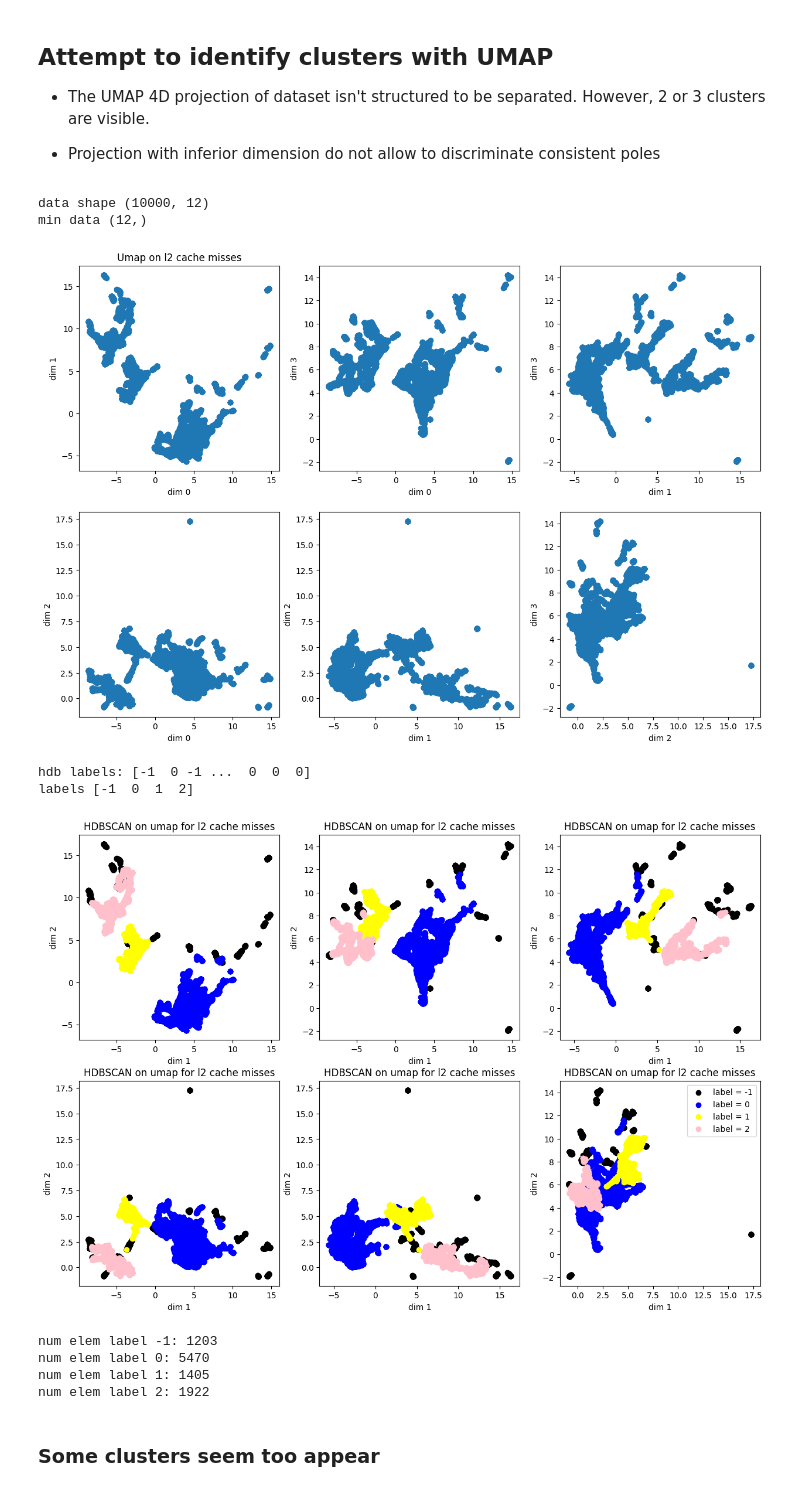
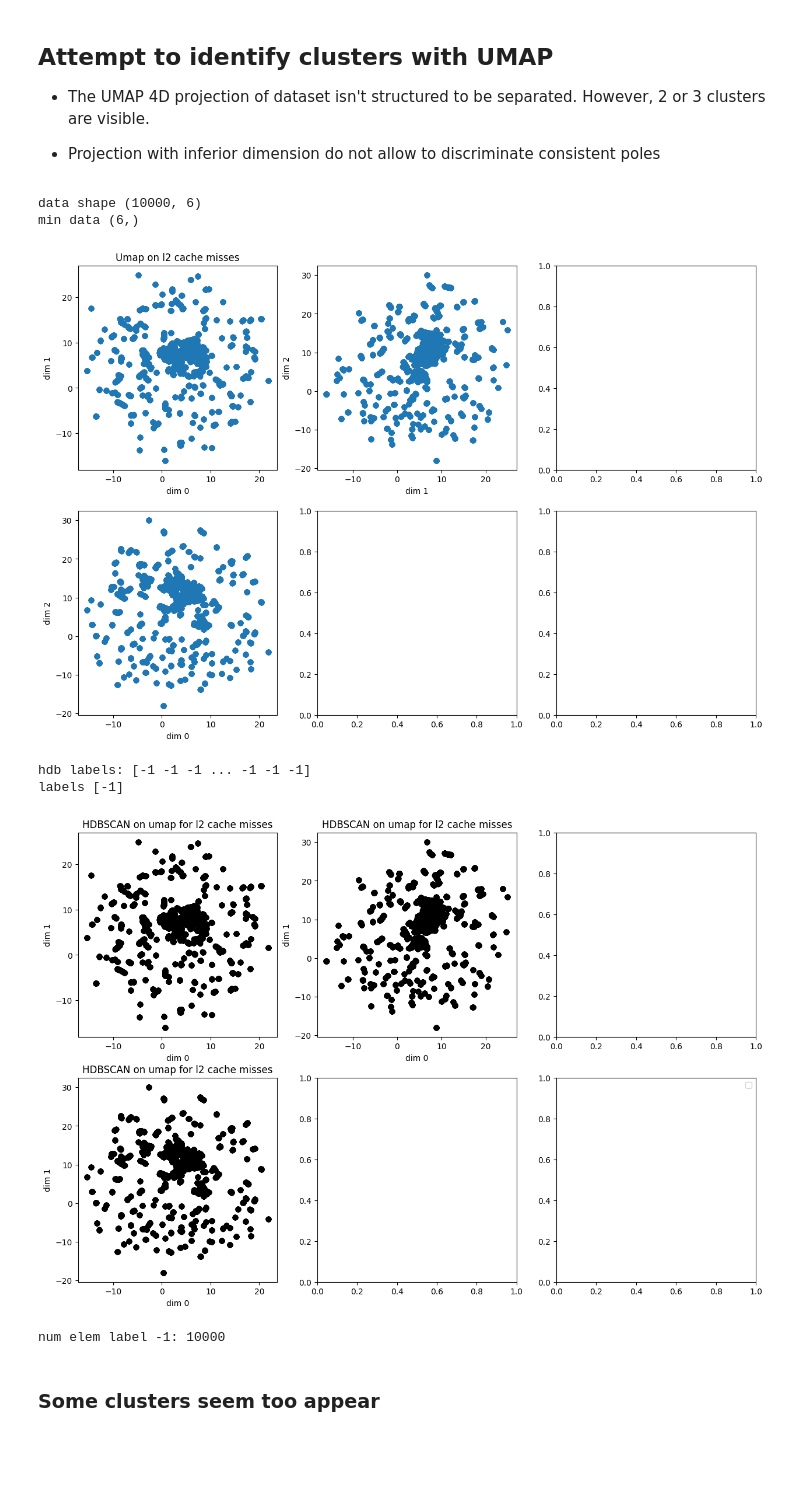
Before and after one commit to Ludoviccccc/Aixia_nouvelle_approche, a Jupyter notebook: Analyse_imgep.ipynb, the cells around one changed output. Cells and saved outputs as stored; diff of their text form; code cells hidden in the pictures; blank space fills up the shorter version.

```diff
--- a/Analyse_imgep.ipynb
+++ b/Analyse_imgep.ipynb
@@ -72,16 +71,16 @@ print('data shape', data.shape)
 print('min data',data.min(axis=0).shape)
 data = (data - data.min(axis=0))/(1+ data.max(axis=0) - data.min(axis=0))
 
-reducer = umap.UMAP(n_components=4,metric="euclidean")
+reducer = umap.UMAP(n_components=3,metric="euclidean")
 embedding = reducer.fit_transform(data)
 # %% [output]
-data shape (10000, 12)
-min data (12,)
+data shape (10000, 6)
+min data (6,)
 # %%
-idx = [(i,j) for i in range(4) for j in range(i+1,4)]
+idx = [(i,j) for i in range(2) for j in range(i+1,3)]
 fig,axs=plt.subplots(2,3,figsize=(15,10))
 
-for j in range(6):
+for j in range(3):
     axs[j%2,j//2].scatter(embedding[:,idx[j][0]],embedding[:,idx[j][1]])
     axs[j%2,j//2].set_xlabel(f'dim {idx[j][0]}')
     axs[j%2,j//2].set_ylabel(f'dim {idx[j][1]}')
@@ -89,34 +88,31 @@ for j in range(6):
         axs[j%2,j//2].set_title('Umap on l2 cache misses')
 plt.show()
 # %% [output]
-[figure, old version]
+[figure, new version]
 # %%
 hdb = HDBSCAN(copy=True, min_cluster_size=400)
 hdb.fit(embedding)
 print('hdb labels:',hdb.labels_)
 print('labels',np.unique(hdb.labels_))
 data_list = {key:[] for key in np.unique(hdb.labels_)}
 for j in range(N):
         data_list[hdb.labels_[j]].append(embedding[j])
 fig,axs=plt.subplots(2,3,figsize=(15,10))
-for i in range(6):
+for i in range(3):
     for j,key in enumerate(data_list):
         axs[i%2,i//2].scatter(np.array(data_list[key])[:,idx[i][0]],np.array(data_list[key])[:,idx[i][1]],color = ['black','blue','yellow','pink','red','orange'][j],label=f'label = {key}')
         axs[i%2,i//2].set_title('HDBSCAN on umap for l2 cache misses')
         axs[i%2,i//2].set_xlabel(f'dim {idx[j][0]}')
         axs[i%2,i//2].set_ylabel(f'dim {idx[j][1]}')
 plt.legend()
 plt.show()
 for label in data_list:
     print(f'num elem label {label}: {len(data_list[label])}')
 # %% [output]
-hdb labels: [-1  0 -1 ...  0  0  0]
-labels [-1  0  1  2]
+hdb labels: [-1 -1 -1 ... -1 -1 -1]
+labels [-1]
-[figure, old version]
+[figure, new version]
-num elem label -1: 1203
-num elem label 0: 5470
-num elem label 1: 1405
-num elem label 2: 1922
+num elem label -1: 10000
 # %% [markdown]
 ### Some clusters seem too appear
 # %% [markdown]
```
Also changed, not shown: parts of 1 cell of this notebook, 5 other files.
